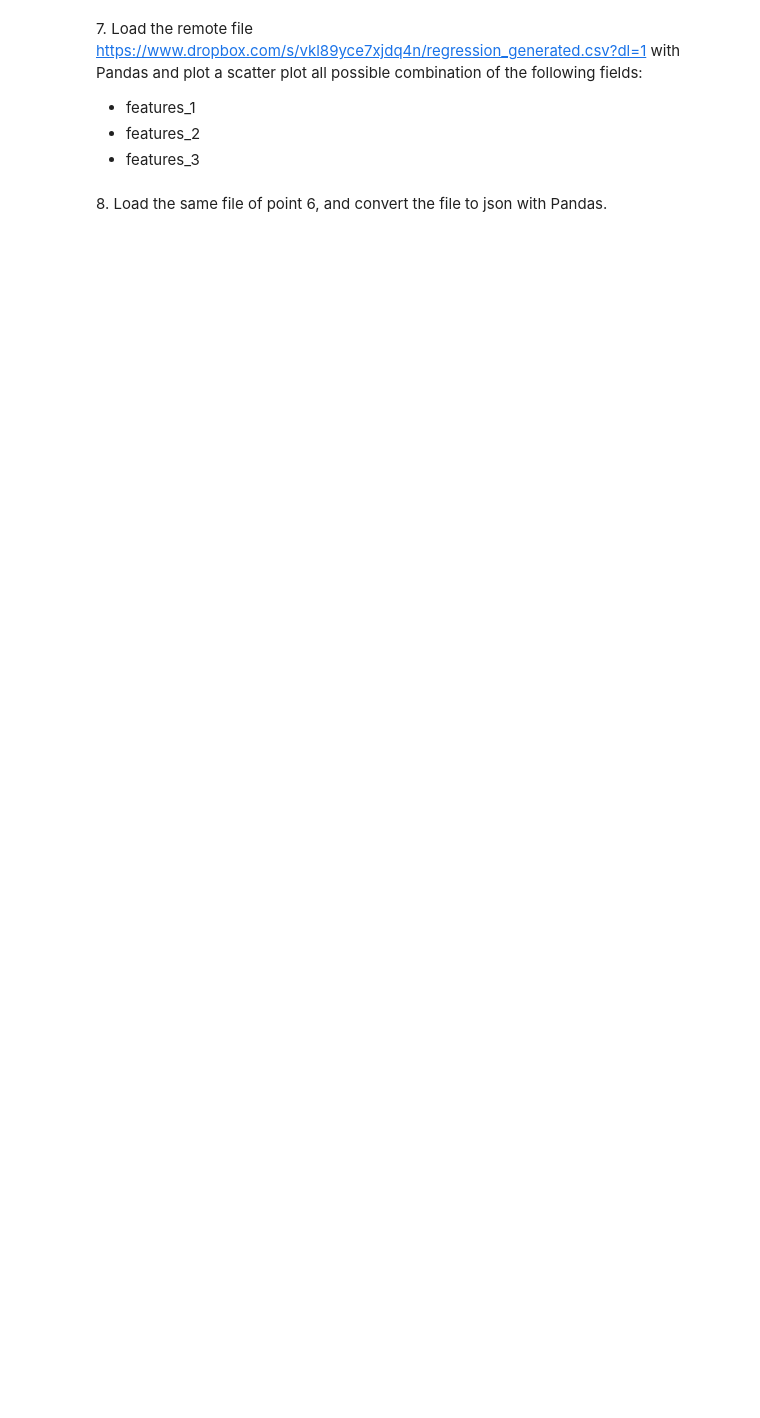
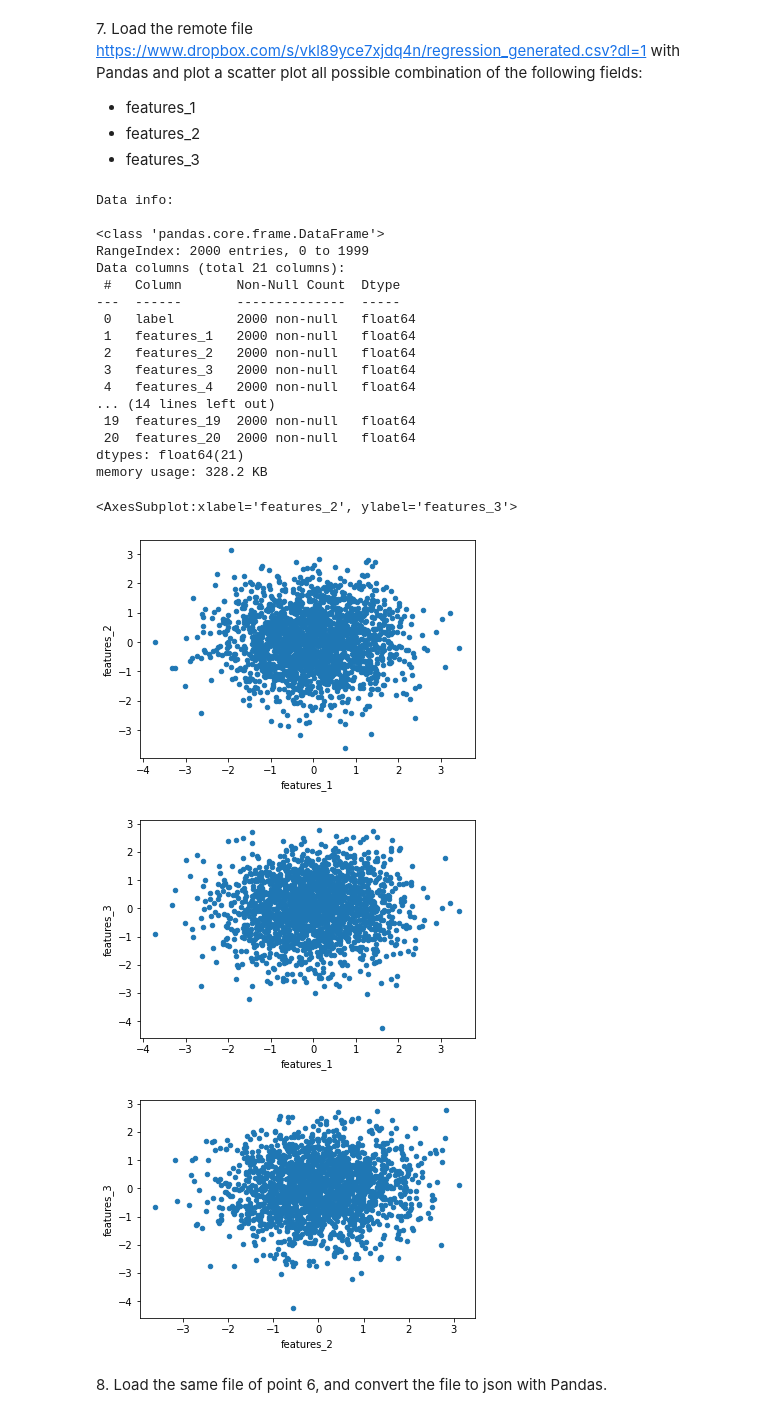
Before and after one commit to tommasoamico/LaboratoryOfComputationalPhysics_Y4, a Jupyter notebook: 04ex_OSEMN.ipynb, the cells around one changed output. Cells and saved outputs as stored; diff of their text form; code cells hidden in the pictures; blank space fills up the shorter version.

```diff
--- a/04ex_OSEMN.ipynb
+++ b/04ex_OSEMN.ipynb
@@ -130,5 +172,35 @@ print(csv_string)
   + features_1
   + features_2
   + features_3
+# %%
+url = "https://www.dropbox.com/s/vkl89yce7xjdq4n/regression_generated.csv?dl=1"
+data = pd.read_csv(url)
+print('Data info: \n')
+pd.DataFrame.info(data)
+data.plot.scatter("features_1","features_2",)
+data.plot.scatter("features_1","features_3",)
+data.plot.scatter("features_2","features_3",)
+# %% [output]
+Data info:
+
+<class 'pandas.core.frame.DataFrame'>
+RangeIndex: 2000 entries, 0 to 1999
+Data columns (total 21 columns):
+ #   Column       Non-Null Count  Dtype
+---  ------       --------------  -----
+ 0   label        2000 non-null   float64
+ 1   features_1   2000 non-null   float64
+ 2   features_2   2000 non-null   float64
+ 3   features_3   2000 non-null   float64
+ 4   features_4   2000 non-null   float64
+... (14 lines left out)
+ 19  features_19  2000 non-null   float64
+ 20  features_20  2000 non-null   float64
+dtypes: float64(21)
+memory usage: 328.2 KB
+<AxesSubplot:xlabel='features_2', ylabel='features_3'>
+[figure, added]
+[figure, added]
+[figure, added]
 # %% [markdown]
 8\. Load the same file of point 6, and convert the file to json with Pandas.
```
Also changed, not shown: parts of 9 cells of this notebook, 3 other files.
